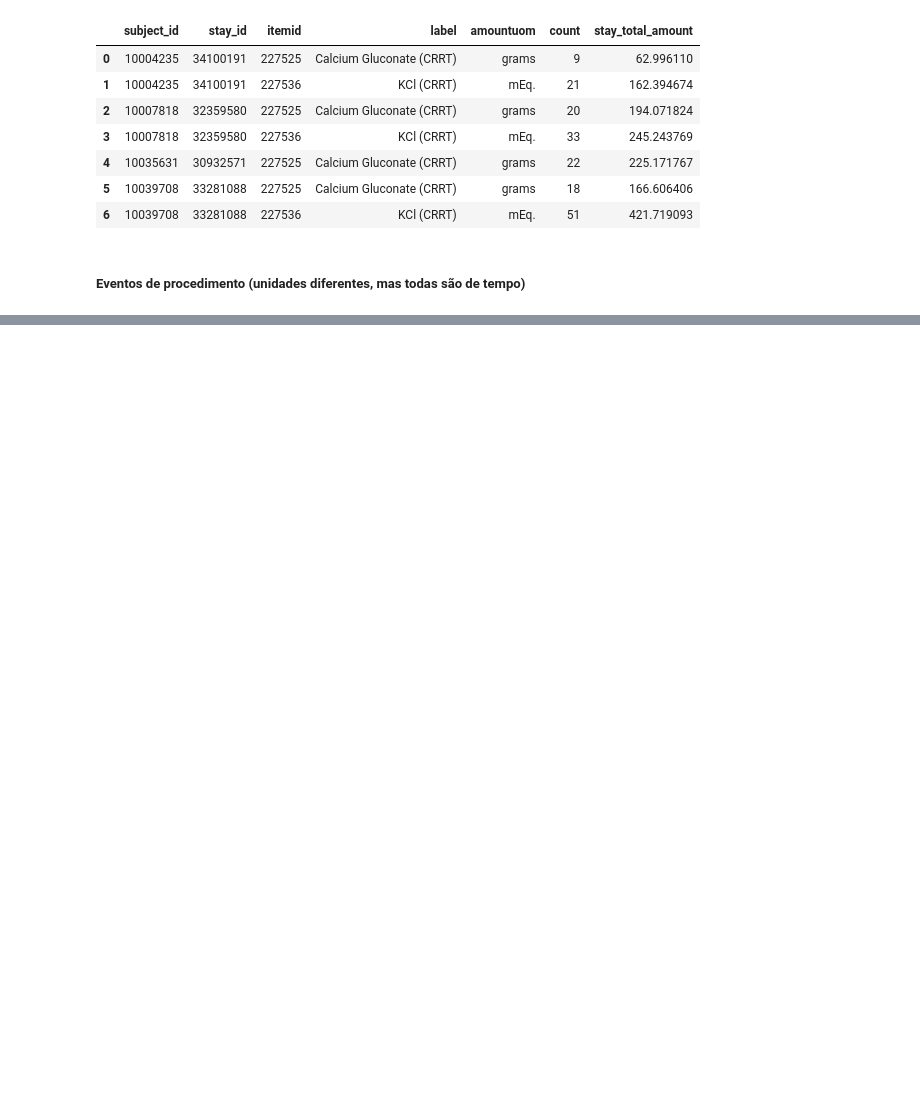
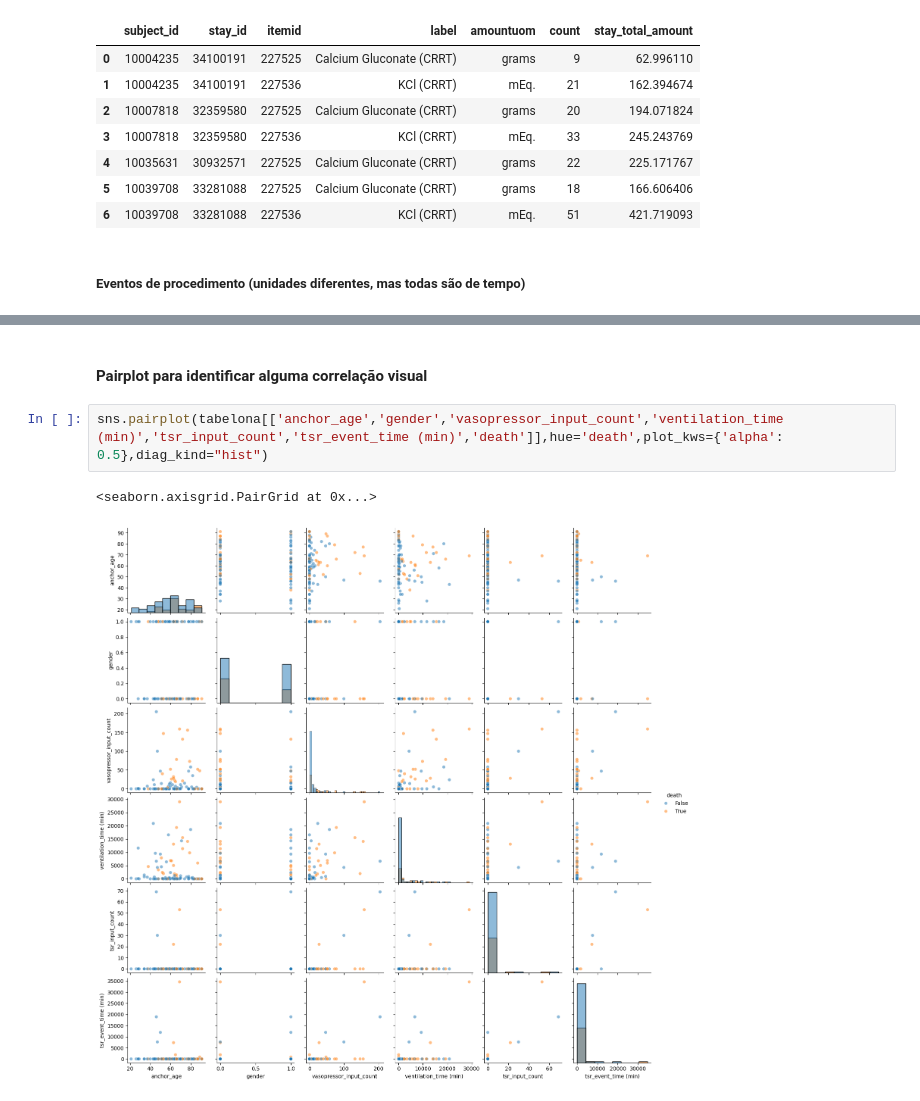
Before and after one commit to besome/speed-uti, a Jupyter notebook: mimic-code/mimic-iv-demo/2.2/analise.ipynb, the cells around one changed output, grey strips where cells are left out. Saved outputs shown, nothing was run; the diff lists cells and outputs as text; blank space fills up the shorter version.

```diff
--- a/mimic-code/mimic-iv-demo/2.2/analise.ipynb
+++ b/mimic-code/mimic-iv-demo/2.2/analise.ipynb
@@ -190,0 +348,7 @@ tsrp
+# %% [markdown]
+#### Pairplot para identificar alguma correlação visual
+# %%
+sns.pairplot(tabelona[['anchor_age','gender','vasopressor_input_count','ventilation_time (min)','tsr_input_count','tsr_event_time (min)','death']],hue='death',plot_kws={'alpha': 0.5},diag_kind="hist")
+# %% [output]
+<seaborn.axisgrid.PairGrid at 0x...>
+[figure, added]
```
Also changed, not shown: parts of 10 cells of this notebook.
